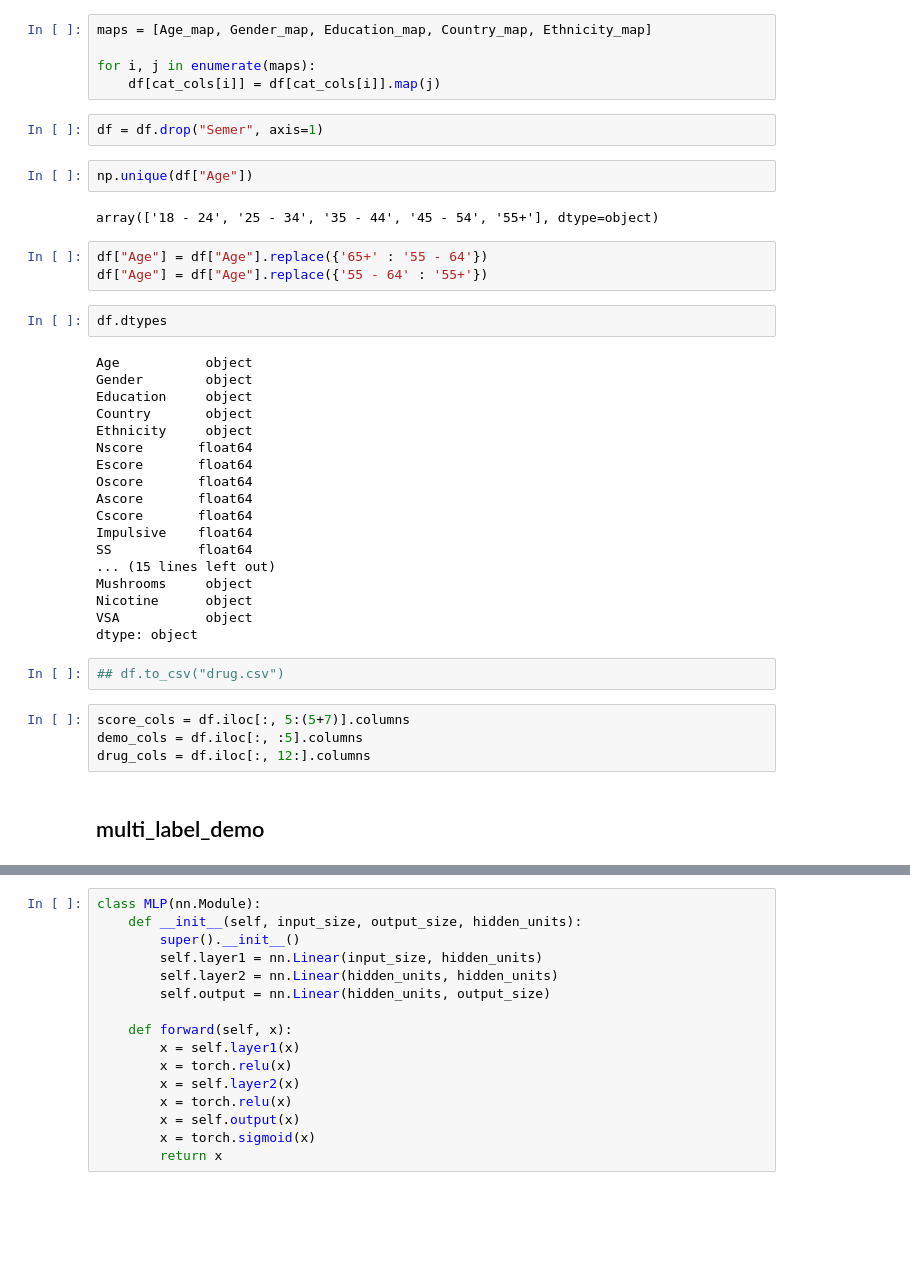
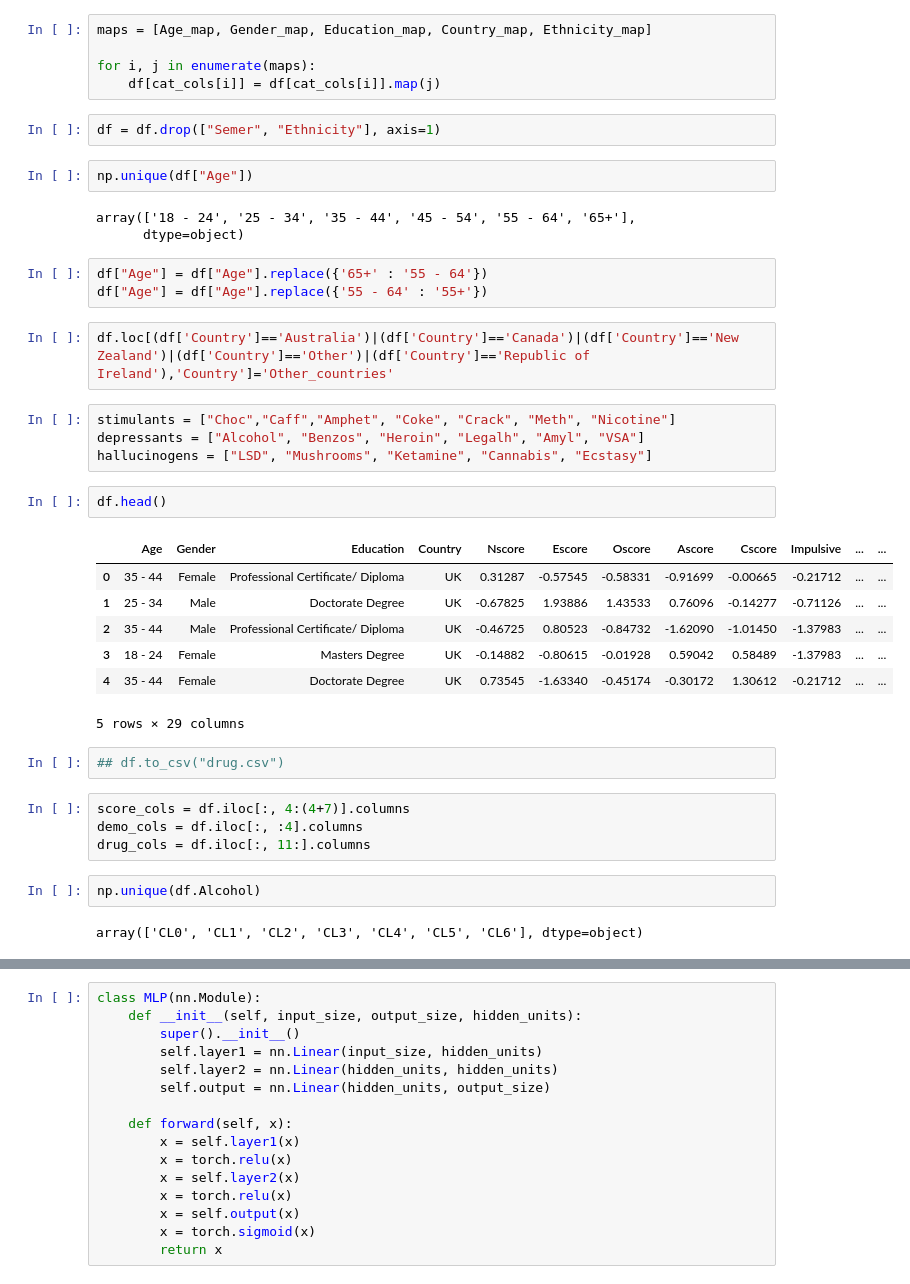
Before and after one commit to OverCat2000/Drug_Consumption_Data_Analysis_Project, a Jupyter notebook: notebook.ipynb, the cells around one changed output, grey strips where cells are left out. Drawn from its saved outputs; the diff is of its cells as text; blank space fills up the shorter version.

```diff
--- a/notebook.ipynb
+++ b/notebook.ipynb
@@ -168,39 +151,38 @@ maps = [Age_map, Gender_map, Education_map, Country_map, Ethnicity_map]
 for i, j in enumerate(maps):
     df[cat_cols[i]] = df[cat_cols[i]].map(j)
 # %%
-df = df.drop("Semer", axis=1)
+df = df.drop(["Semer", "Ethnicity"], axis=1)
 # %%
 np.unique(df["Age"])
 # %% [output]
-array(['18 - 24', '25 - 34', '35 - 44', '45 - 54', '55+'], dtype=object)
+array(['18 - 24', '25 - 34', '35 - 44', '45 - 54', '55 - 64', '65+'],
+      dtype=object)
 # %%
 df["Age"] = df["Age"].replace({'65+' : '55 - 64'})
 df["Age"] = df["Age"].replace({'55 - 64' : '55+'})
+# %%
+df.loc[(df['Country']=='Australia')|(df['Country']=='Canada')|(df['Country']=='New Zealand')|(df['Country']=='Other')|(df['Country']=='Republic of Ireland'),'Country']='Other_countries'
 # %%
-df.dtypes
+stimulants = ["Choc","Caff","Amphet", "Coke", "Crack", "Meth", "Nicotine"]
+depressants = ["Alcohol", "Benzos", "Heroin", "Legalh", "Amyl", "VSA"]
+hallucinogens = ["LSD", "Mushrooms", "Ketamine", "Cannabis", "Ecstasy"]
-# %% [output]
-Age           object
-Gender        object
-Education     object
-Country       object
-Ethnicity     object
-Nscore       float64
-Escore       float64
-Oscore       float64
-Ascore       float64
-Cscore       float64
-Impulsive    float64
-SS           float64
-... (15 lines left out)
-Mushrooms     object
-Nicotine      object
-VSA           object
-dtype: object
+# %%
+df.head()
+# %% [output]
+|  | Age | Gender | Education | Country | Nscore | Escore | Oscore | Ascore | Cscore | Impulsive | ... | ... |
+| 0 | 35 - 44 | Female | Professional Certificate/ Diploma | UK | 0.31287 | -0.57545 | -0.58331 | -0.91699 | -0.00665 | -0.21712 | ... | ... |
+| 1 | 25 - 34 | Male | Doctorate Degree | UK | -0.67825 | 1.93886 | 1.43533 | 0.76096 | -0.14277 | -0.71126 | ... | ... |
+| 2 | 35 - 44 | Male | Professional Certificate/ Diploma | UK | -0.46725 | 0.80523 | -0.84732 | -1.62090 | -1.01450 | -1.37983 | ... | ... |
+| 3 | 18 - 24 | Female | Masters Degree | UK | -0.14882 | -0.80615 | -0.01928 | 0.59042 | 0.58489 | -1.37983 | ... | ... |
+| 4 | 35 - 44 | Female | Doctorate Degree | UK | 0.73545 | -1.63340 | -0.45174 | -0.30172 | 1.30612 | -0.21712 | ... | ... |
+5 rows × 29 columns
 # %%
 ## df.to_csv("drug.csv")
 # %%
-score_cols = df.iloc[:, 5:(5+7)].columns
-demo_cols = df.iloc[:, :5].columns
-drug_cols = df.iloc[:, 12:].columns
+score_cols = df.iloc[:, 4:(4+7)].columns
+demo_cols = df.iloc[:, :4].columns
+drug_cols = df.iloc[:, 11:].columns
-# %% [markdown]
-## multi_label_demo
+# %%
+np.unique(df.Alcohol)
+# %% [output]
+array(['CL0', 'CL1', 'CL2', 'CL3', 'CL4', 'CL5', 'CL6'], dtype=object)
```
Also changed, not shown: parts of 45 cells of this notebook.
